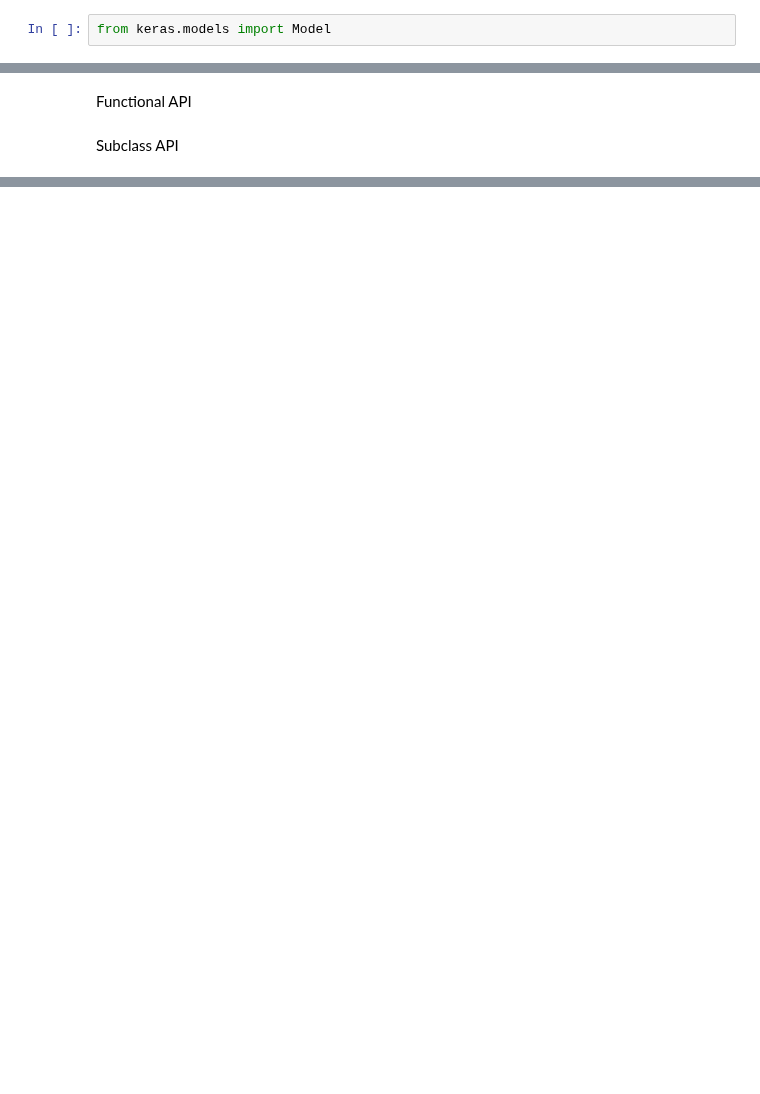
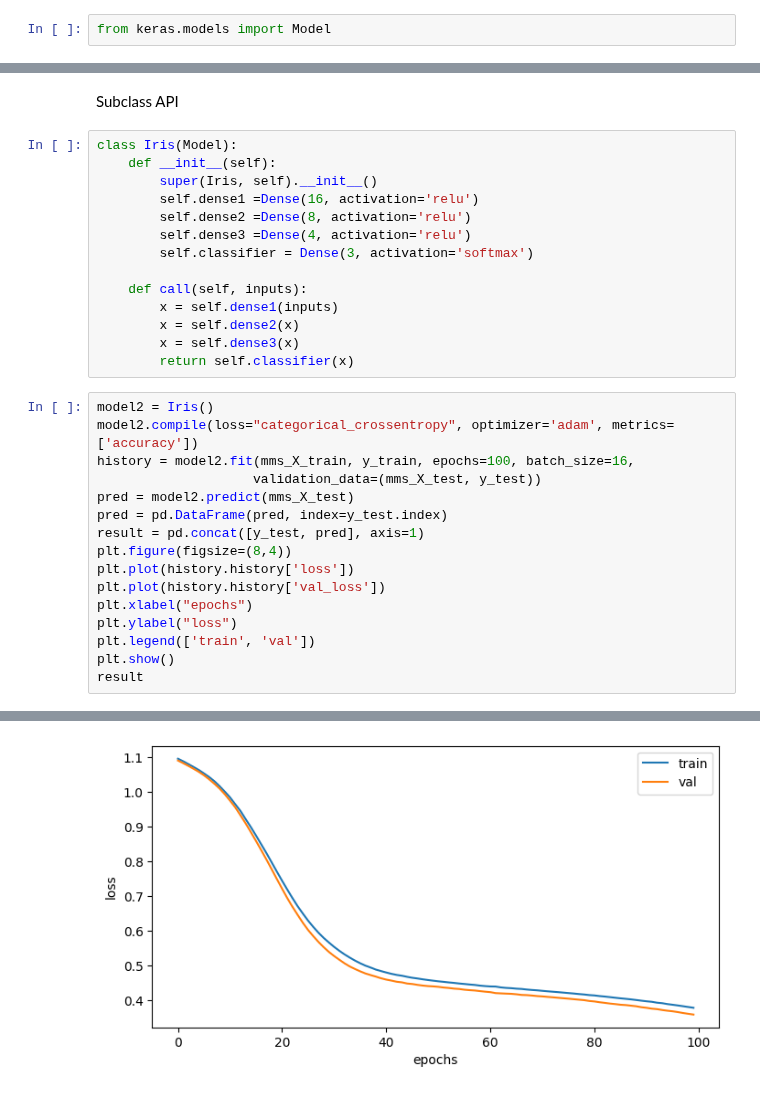
Before and after one commit to Peter-BoBo/fintech, a Jupyter notebook: 06deep_learning/03텐서플로우로_다중분류하기.ipynb, the cells around one changed output, grey strips where cells are left out. Saved outputs shown, nothing was run; the diff lists cells and outputs as text; blank space fills up the shorter version.

```diff
--- a/06deep_learning/03텐서플로우로_다중분류하기.ipynb
+++ b/06deep_learning/03텐서플로우로_다중분류하기.ipynb
@@ -225,4 +419,33 @@ ValueError: Arguments `target` and `output` must have the same rank (ndim). Rece
-# %% [markdown]
-Functional API
 # %% [markdown]
 Subclass API
+# %%
+class Iris(Model):
+    def __init__(self):
+        super(Iris, self).__init__()
+        self.dense1 =Dense(16, activation='relu')
+        self.dense2 =Dense(8, activation='relu')
+        self.dense3 =Dense(4, activation='relu')
+        self.classifier = Dense(3, activation='softmax')
+
+    def call(self, inputs):
+        x = self.dense1(inputs)
+        x = self.dense2(x)
+        x = self.dense3(x)
+        return self.classifier(x)
+# %%
+model2 = Iris()
+model2.compile(loss="categorical_crossentropy", optimizer='adam', metrics=['accuracy'])
+history = model2.fit(mms_X_train, y_train, epochs=100, batch_size=16,
+                    validation_data=(mms_X_test, y_test))
+pred = model2.predict(mms_X_test)
+pred = pd.DataFrame(pred, index=y_test.index)
+result = pd.concat([y_test, pred], axis=1)
+plt.figure(figsize=(8,4))
+plt.plot(history.history['loss'])
+plt.plot(history.history['val_loss'])
+plt.xlabel("epochs")
+plt.ylabel("loss")
+plt.legend(['train', 'val'])
+plt.show()
+result
+# %% [output]
@@ -228,0 +469 @@ Subclass API
+[figure, added]
```
Also changed, not shown: parts of 22 cells of this notebook, 2 other files.
